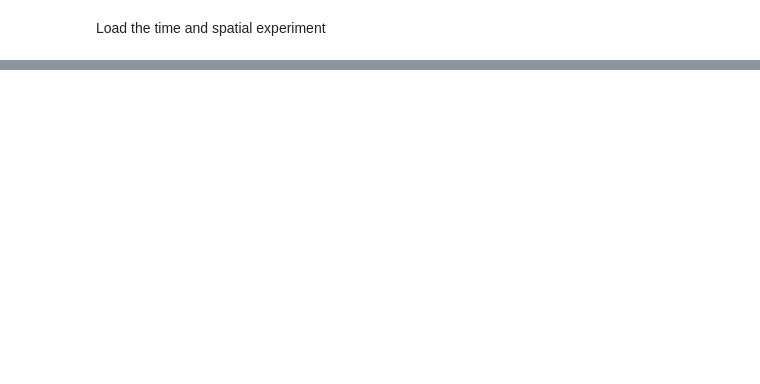
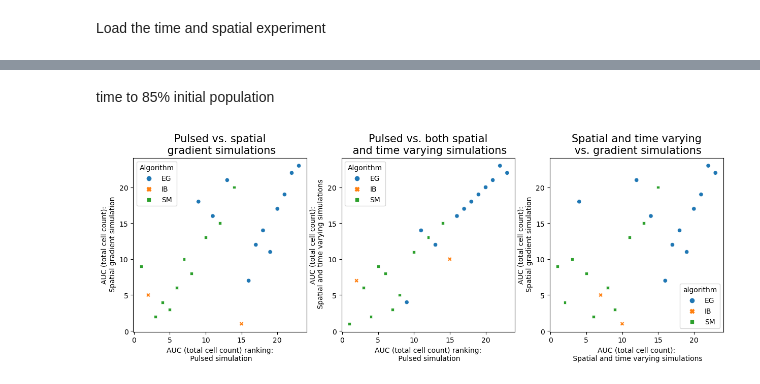
Before and after one commit to johnmetzcar/PhysiLab, a Jupyter notebook: scripts/comparing_across_experiments.ipynb, the cells around one changed output, grey strips where cells are left out. Cells and saved outputs as stored; diff of their text form; code cells hidden in the pictures; blank space fills up the shorter version.

```diff
--- a/scripts/comparing_across_experiments.ipynb
+++ b/scripts/comparing_across_experiments.ipynb
@@ -121,0 +143,33 @@ plt.savefig('../figures/time_to_percent_decline_rank_comparison.png')
+# %% [markdown]
+time to 85% initial population
+# %%
+fig, ax = plt.subplots(1, 3, figsize=(15, 5))
+#0
+sns.scatterplot(x=time_slow_decay_df['cell_count_rank'], y=space_cell_measure_ranking_df['cell_count_rank'], ax=ax[0],
+                style=time_slow_decay_df['algorithm'], hue=time_slow_clearance_df['algorithm'])
+ax[0].set_title('Pulsed vs. spatial\n gradient simulations', fontsize=15)
+ax[0].set_xlabel('AUC (total cell count) ranking:\n Pulsed simulation')
+ax[0].set_ylabel('AUC (total cell count):\n Spatial gradient simulation')
+sns.move_legend(ax[0], "upper left", title="Algorithm") # this is setting the location also!!! Be aware!!
+ax[0].set_aspect('equal')
+
+#1
+sns.scatterplot(x=time_slow_decay_df['cell_count_rank'], y=time_slow_clearance_df['cell_count_rank'], ax=ax[1],
+                style=time_slow_clearance_df['algorithm'], hue=time_slow_clearance_df['algorithm'])
+ax[1].set_title('Pulsed vs. both spatial\n and time varying simulations', fontsize=15)
+ax[1].set_xlabel('AUC (total cell count) ranking:\n Pulsed simulation')
+ax[1].set_ylabel('AUC (total cell count):\n Spatial and time varying simulations')
+sns.move_legend(ax[1], "upper left", title="Algorithm")
+ax[1].set_aspect('equal')
+
+#2
+sns.scatterplot(time_slow_clearance_df['cell_count_rank'], space_cell_measure_ranking_df['cell_count_rank'], ax=ax[2],
+              style=time_slow_clearance_df['algorithm'], hue=time_slow_clearance_df['algorithm'])
+ax[2].set_title('Spatial and time varying\n vs. gradient simulations', fontsize=15)
+ax[2].set_xlabel('AUC (total cell count):\n Spatial and time varying simulations')
+ax[2].set_ylabel('AUC (total cell count):\n Spatial gradient simulation')
+sns.move_legend(ax[1], "upper left", title="Algorithm")
+ax[2].set_aspect('equal')
+plt.savefig('../figures/cell_count_rank_comparison_slow.png')
+# %% [output]
+[figure, added]
```
Also changed, not shown: parts of 7 cells of this notebook, 7 other files.
